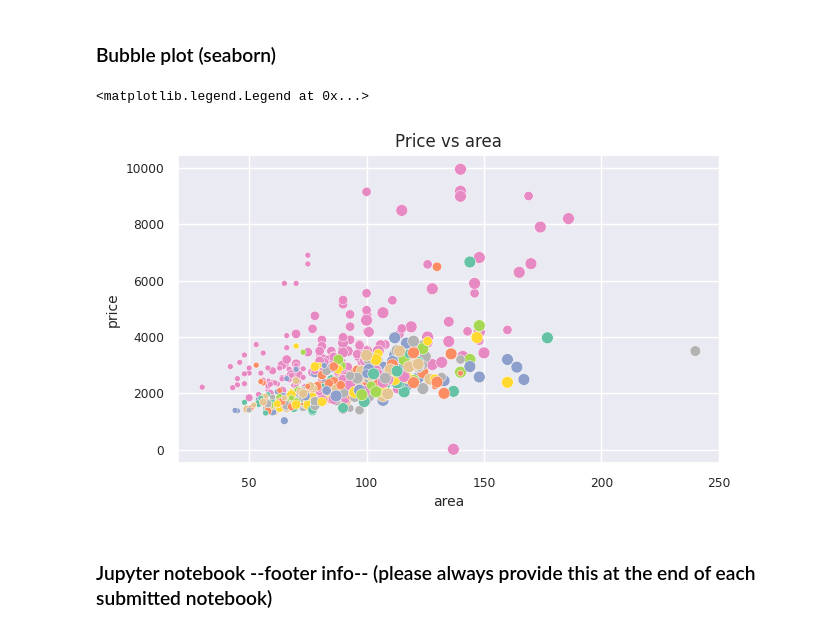
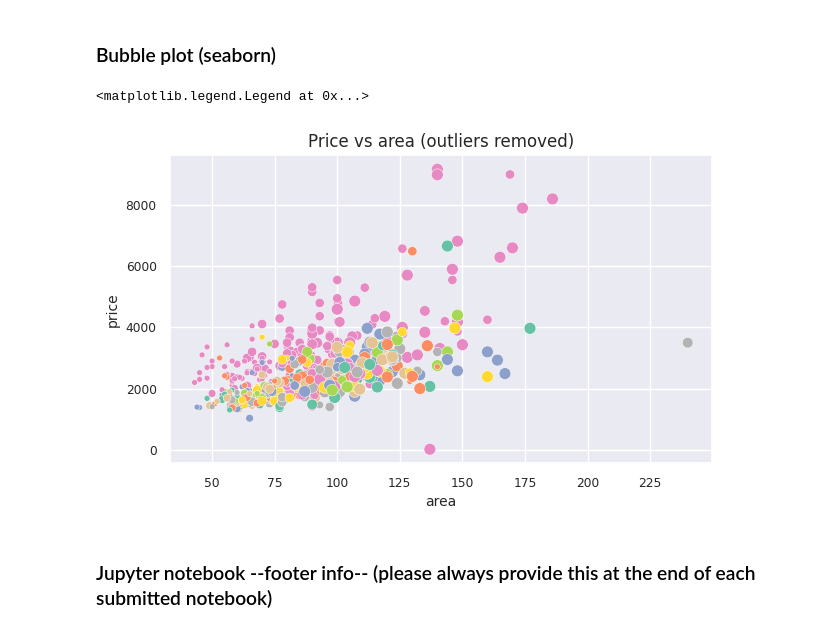
Before and after one commit to TimDubath-dev/data_analytics, a Jupyter notebook: Week_04/exploratory_data_analysis_apartment_data.ipynb, the cells around one changed output. Drawn from its saved outputs; the diff is of its cells as text; code cells hidden in the pictures.

```diff
--- a/Week_04/exploratory_data_analysis_apartment_data.ipynb
+++ b/Week_04/exploratory_data_analysis_apartment_data.ipynb
@@ -609,28 +592,28 @@ sns.heatmap(corr,
 # %% [markdown]
 ### Bubble plot (seaborn)
 # %%
-# Subset of df
-df_sub = df.loc[(df['rooms'] >= 2.5) & (df['rooms'] <= 4.5)]
+# Subset of df, remove outliers where price_per_m2 > 70
+df_sub = df.loc[(df['rooms'] >= 2.5) & (df['rooms'] <= 4.5) & (df['price_per_m2'] <= 70)]
 
 plt.figure(figsize=(7,4))
 plt.ticklabel_format(style='plain')
 cmap = sns.cubehelix_palette(dark=.3, light=3, as_cmap=True)
 
 ax = sns.scatterplot(x="area",
                      y="price",
                      size="rooms", # determines bubble size
                      hue="pop_dens",  # determines color
                      palette="Set2",
                      data=df_sub)
 
 # Set title and axes
-ax.set_title('Price vs area', fontsize = 12)
+ax.set_title('Price vs area (outliers removed)', fontsize = 12)
 ax.set_xlabel('area', fontsize = 10)
 ax.set_ylabel('price', fontsize = 10)
 ax.legend([],[], frameon=False) # skip legend
 # %% [output]
 <matplotlib.legend.Legend at 0x...>
-[figure, old version]
+[figure, new version]
 # %% [markdown]
 ### Jupyter notebook --footer info-- (please always provide this at the end of each submitted notebook)
 # %%
```
Also changed, not shown: parts of 6 cells of this notebook, 5 other files.
